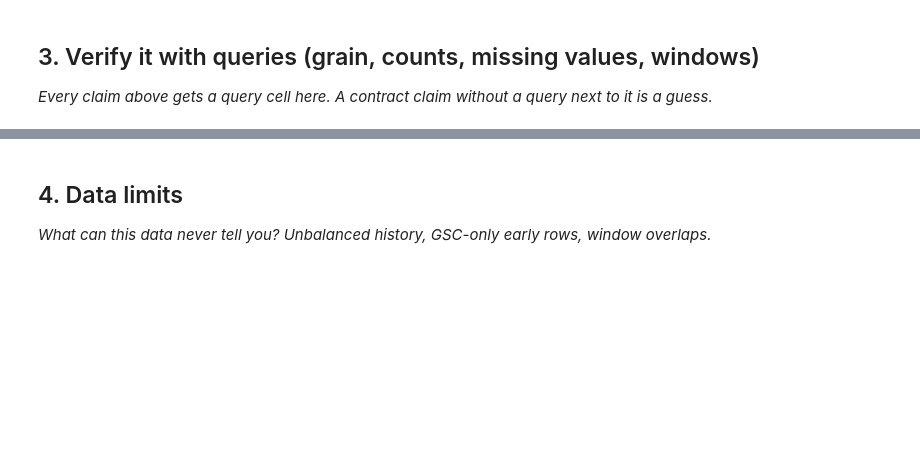
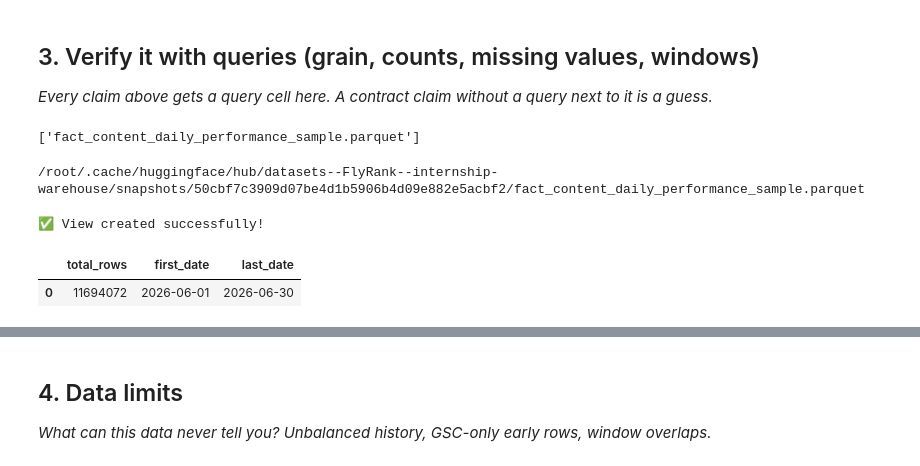
Before and after one commit to PrathamTumminakatti/ML1, a Jupyter notebook: work/notebooks/w03_data_contract.ipynb, the cells around one changed output, grey strips where cells are left out. Cells and saved outputs as stored; diff of their text form; code cells hidden in the pictures; blank space fills up the shorter version.

```diff
--- a/work/notebooks/w03_data_contract.ipynb
+++ b/work/notebooks/w03_data_contract.ipynb
@@ -20,0 +79,43 @@ This skeleton is yours to fill. Work the sections **in order** — each one has
+# %%
+sample_files = [f for f in files if "fact_content_daily_performance_sample" in f]
+print(sample_files)
+# %% [output]
+['fact_content_daily_performance_sample.parquet']
+# %%
+from huggingface_hub import hf_hub_download
+
+sample_path = hf_hub_download(
+    repo_id="FlyRank/internship-warehouse",
+    filename="fact_content_daily_performance_sample.parquet",
+    repo_type="dataset",
+    token=HF_TOKEN
+)
+
+print(sample_path)
+# %% [output]
+/root/.cache/huggingface/hub/datasets--FlyRank--internship-warehouse/snapshots/50cbf7c3909d07be4d1b5906b4d09e882e5acbf2/fact_content_daily_performance_sample.parquet
+# %%
+import duckdb
+
+con = duckdb.connect()
+
+con.sql(f"""
+CREATE OR REPLACE VIEW performance AS
+SELECT *
+FROM read_parquet('{sample_path}');
+""")
+
+print("✅ View created successfully!")
+# %% [output]
+✅ View created successfully!
+# %%
+con.sql("""
+SELECT
+    COUNT(*) AS total_rows,
+    MIN(report_date) AS first_date,
+    MAX(report_date) AS last_date
+FROM performance;
+""").df()
+# %% [output]
+|  | total_rows | first_date | last_date |
+| 0 | 11694072 | 2026-06-01 | 2026-06-30 |
```
Also changed, not shown: parts of 17 cells of this notebook.
